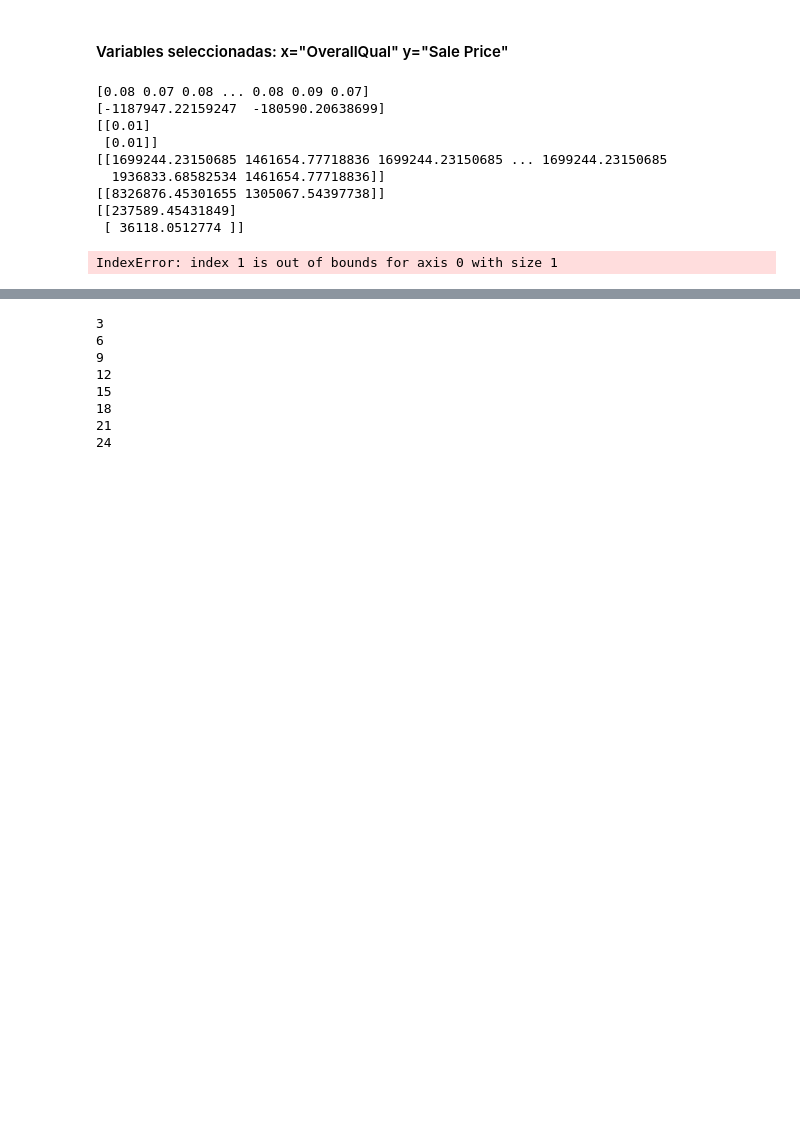
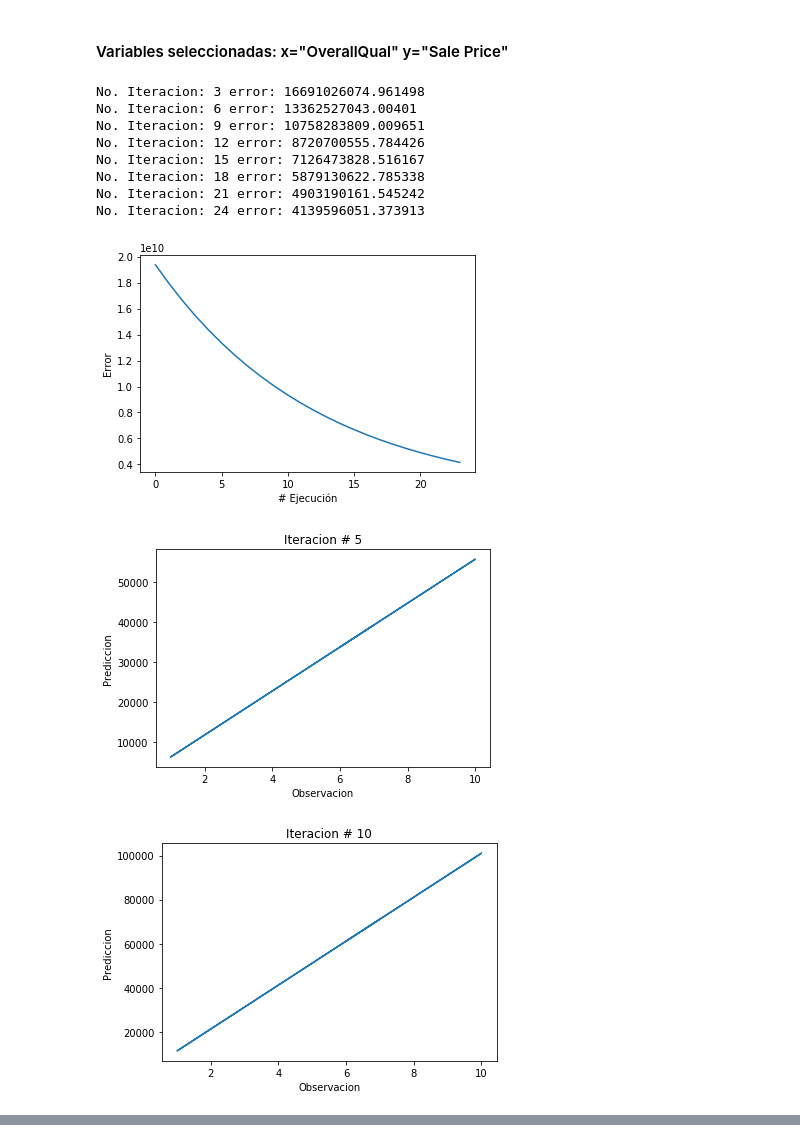
Before and after one commit to freddruiz/Proyecto-Final, a Jupyter notebook: ProyectoFinal.ipynb, the cells around one changed output, grey strips where cells are left out. Cells and saved outputs as stored; diff of their text form; code cells hidden in the pictures; blank space fills up the shorter version.

Commit message:
Archivo Limpio, con generador de grafica de error y evolucion

```diff
--- a/ProyectoFinal.ipynb
+++ b/ProyectoFinal.ipynb
@@ -143,52 +143,70 @@ class my_regression():
         self.imprimir_error_cada = imprimir_error_cada
         self.learning_rate = learning_rate
 
+    def graphError(self,model_gen):
+        y_error=[]
+        for i in range(1,len(model_gen)+1):
+            y_error.append(model_gen[i][3])
+        x_error = np.arange(0,len(y_error), 1)
+        plt.plot(x_error, y_error)
+        plt.xlabel("# Ejecución")
+        plt.ylabel("Error")
+        plt.show()
 
+
+    def grapModelEvo(self,model_gen,n):
+        for i in range(1,len(model_gen)+1):
+            yp = np.dot(model_gen[i][1],model_gen[i][2])
+            if (i % n == 0):
+                plt.plot(model_gen[i][1][:,0], yp)
+                plt.xlabel("Observacion")
+                plt.ylabel("Prediccion")
+                plt.title("Iteracion # " + str(i))
+                plt.show()
 
     def predict(self):
     #Inicialización de variables
         observacion = np.hstack([np.reshape(self.x.values,(-1,1)),np.reshape(np.ones_like(self.x.values),(-1,1))])
         b1=self.b1
         b0=self.b0
         epsilon = 0
         columNames = ['yp', 'x', 'b0','b1','error']
         yp = np.dot(observacion,[b1,b0])
-        print(yp)
         y= self.y.values
         model_gen ={1:[]}
 
         for i in range(1,(self.epochs)+1):
 
             #----------Cálculo del error--------------
             epsilon= (1/(2*len(y)))*np.sum((y-yp)**2)
             #--------Cálculo de gradiente de error------------
             gradientes = np.dot((yp-y),observacion)*(1/len(y))
-            print(gradientes)
             if (i % self.imprimir_error_cada == 0):
                 print("No. Iteracion: " + str(i) + " error: " +str(epsilon))
              #Re-Calculo de b0 y b1
             parametros=np.reshape([b1,b0],(-1,1))
-            print(parametros)
             parametros = np.hstack([parametros,np.reshape([-self.learning_rate*gradientes[0],-self.learning_rate*gradientes[1]],(-1,1))])
             parametros = np.dot(parametros, np.reshape(np.ones((2,1)),(-1,1)))
-            b1=parametros[0]
-            b0=parametros[1]
-            yp=np.reshape(np.dot(observacion,[b1,b0]),(1,-1))
-            print(yp)
+            b1= parametros[0,0]
+            b0= parametros[1,0]
+            yp=np.dot(observacion,[b1,b0])
             model_gen[i] =[yp,observacion,parametros,epsilon]
 
         return model_gen
 
-regresion = my_regression(dfTrainingSet['OverallQual'],dfTrainingSet['SalePrice'],3,3,0.2)
-regresion.predict()
+regresion = my_regression(dfTrainingSet['OverallQual'],dfTrainingSet['SalePrice'],24,3,0.001)
+modelos_gen = regresion.predict()
+regresion.graphError(modelos_gen)
+regresion.grapModelEvo(modelos_gen,5)
 # %% [output]
-[0.08 0.07 0.08 ... 0.08 0.09 0.07]
-[-1187947.22159247  -180590.20638699]
-[[0.01]
- [0.01]]
-[[1699244.23150685 1461654.77718836 1699244.23150685 ... 1699244.23150685
-  1936833.68582534 1461654.77718836]]
-[[8326876.45301655 1305067.54397738]]
-[[237589.45431849]
- [ 36118.0512774 ]]
+No. Iteracion: 3 error: 16691026074.961498
+No. Iteracion: 6 error: 13362527043.00401
+No. Iteracion: 9 error: 10758283809.009651
+No. Iteracion: 12 error: 8720700555.784426
+No. Iteracion: 15 error: 7126473828.516167
+No. Iteracion: 18 error: 5879130622.785338
+No. Iteracion: 21 error: 4903190161.545242
+No. Iteracion: 24 error: 4139596051.373913
-IndexError: index 1 is out of bounds for axis 0 with size 1
+[figure, added]
+[figure, added]
+[figure, added]
@@ -195,17 +214,0 @@ IndexError: index 1 is out of bounds for axis 0 with size 1
-# %%
-#Entrenador
-epochs=24
-imprimir_error_cada=3
-for i in range(1,epochs+1):
-    #print(str(i % imprimir_error_cada)+" imprimir_error: " + str(imprimir_error_cada) +"  current value: " + str(i))
-    if (i % imprimir_error_cada == 0):
-        print(i)
-# %% [output]
-3
-6
-9
-12
-15
-18
-21
-24
```
Also changed, not shown: parts of 3 cells of this notebook.
